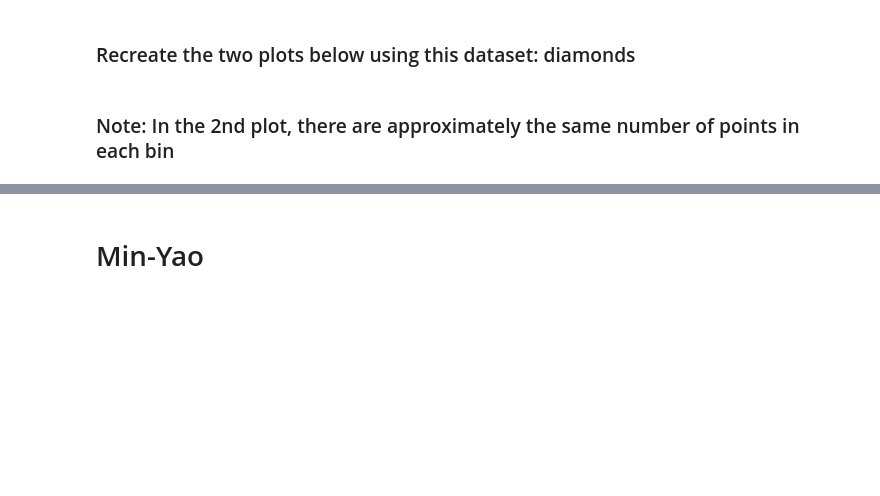
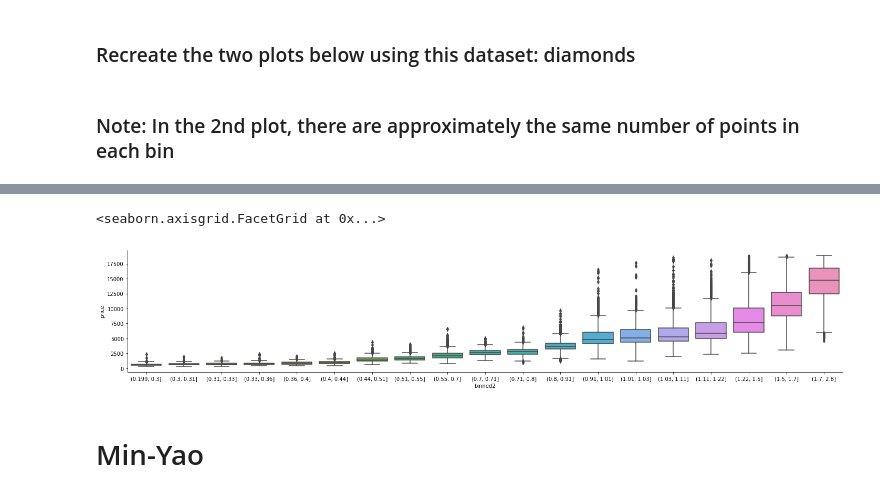
Before and after one commit to UCD-pbio-rclub/python-data-analysis_MinYao.J, a Jupyter notebook: Chapter 9 HW 2.ipynb, the cells around one changed output, grey strips where cells are left out. Saved outputs shown, nothing was run; the diff lists cells and outputs as text; code cells hidden in the pictures; blank space fills up the shorter version.

```diff
--- a/Chapter 9 HW 2.ipynb
+++ b/Chapter 9 HW 2.ipynb
@@ -6,0 +95,3 @@
+# %%
+bins2 = pd.qcut(diamonds['carat'], q = 19)
+bins2
@@ -6,0 +116,3 @@
+# %%
+diamonds['binned2'] = bins2
+diamonds
@@ -7,3 +138,8 @@
+# %%
+sns.factorplot(x='binned2', y='price', kind='box', data=diamonds, size=4, aspect=5)
+# %% [output]
+<seaborn.axisgrid.FacetGrid at 0x...>
+[figure, added]
 # %% [markdown]
 # Min-Yao
 # %% [markdown]
```
Also changed, not shown: parts of 46 cells of this notebook.
